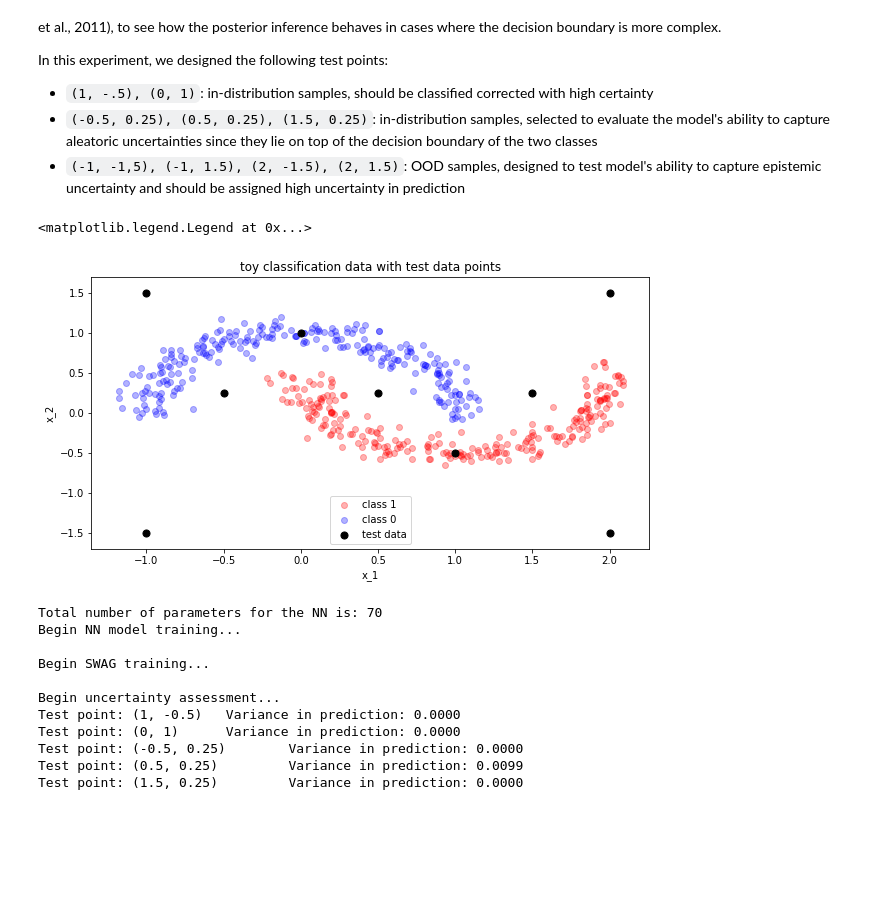
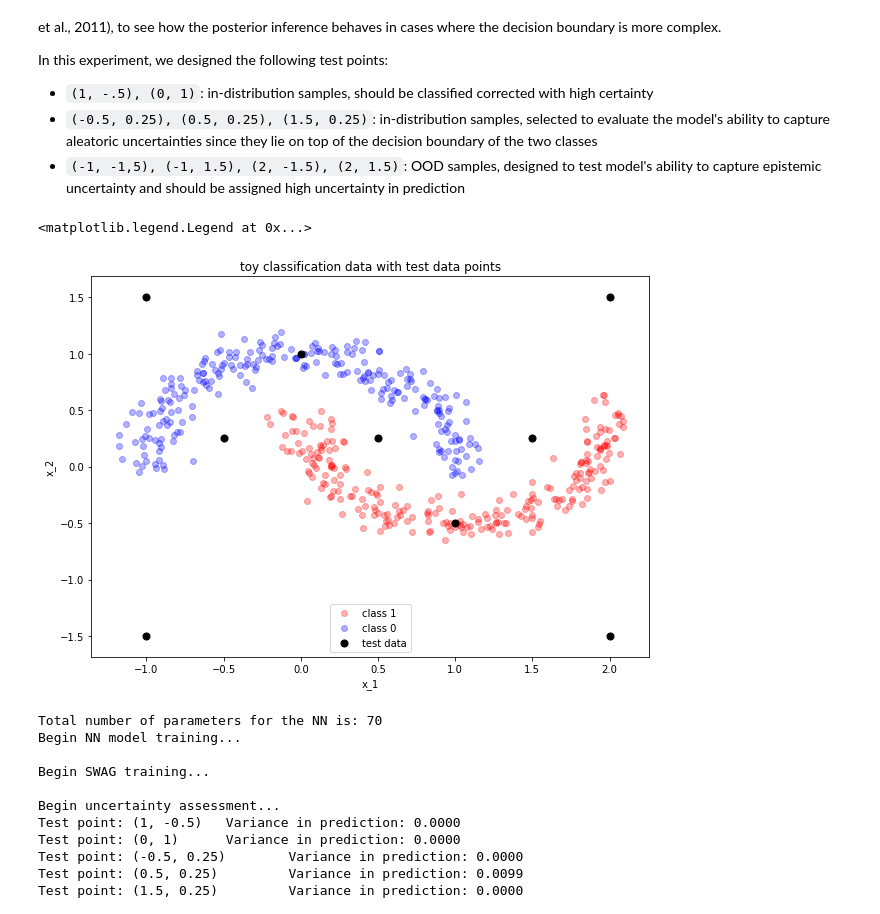
Before and after one commit to zihaoxu/swag_uncertainty, a Jupyter notebook: code/03_swag_classification.ipynb, the cells around one changed output. Saved outputs shown, nothing was run; the diff lists cells and outputs as text; code cells hidden in the pictures; blank space fills up the shorter version.

```diff
--- a/code/03_swag_classification.ipynb
+++ b/code/03_swag_classification.ipynb
@@ -31,7 +27,8 @@ def swag_trainer(NN_class,
                  n_models=100,
                  log_freq=60,
                  verbose=False,
-                 xlim=6):
+                 xlim=6,
+                 ax=None):
     """ The main training loop of SWAG.
         Params:
             NN_class: class of the NN model
@@ -42,6 +39,7 @@ def swag_trainer(NN_class,
             verbose=False: whether to print training logs
             n_models=100: number of models to plot
             xlim=6: xlim of the plot for decision boundary
+            ax=None: axis on which the decision boundary will be plotted
 
     """
     torch.manual_seed(47)
@@ -74,24 +72,10 @@ def swag_trainer(NN_class,
 
     # Plot decision boundary
     print("\nPlotting the decision boundaries...")
-    fig, ax = plt.subplots(1, 1, figsize=(10, 7))
+    if not ax:
+        fig, ax = plt.subplots(1, 1, figsize=(10, 7))
     plot_decision_boundary(swag, X, y, ax, xlim, n_models, poly_degree=1, test_points=X_test, shaded=True)
     return swag
-
-def uncertainty_measurement(X_test, expand_pred):
-    ''' Measures model uncertainty in as the variance in SWAG model predictions
-        Params:
-            X_test: test points
-            expand_pred: swag prediction in expanded form
-    '''
-    var_list = []
-    for i in range(len(X_test)):
-        preds_i = np.argmax(expand_pred[:, i], axis=1)
-        var_list.append(np.var(preds_i))
-
-    print("\nBegin uncertainty assessment...")
-    for x, var in zip(X_test, var_list):
-        print(f"Test point: {x} \tVariance in prediction: {var:.4f}")
 # %% [markdown]
 # Classification on a toy dataset
 # %% [markdown]
@@ -483,22 +467,22 @@ train_gen = DataLoader(dataset = train_data, batch_size=32)
 X, y, X_test = train_data.X, train_data.Y.flatten(), train_data.test_points
 # %%
 # Visualize our test data points
-fig, ax = plt.subplots(1, 1, figsize=(10, 5))
+fig, ax = plt.subplots(1, 1, figsize=(10, 7))
 ax.scatter(X[y == 1, 0], X[y == 1, 1], alpha=0.3, color='red', label='class 1')
 ax.scatter(X[y == 0, 0], X[y == 0, 1], alpha=0.3, color='blue', label='class 0')
 for i in range(len(X_test)):
     pt = X_test[i]
     if i == 0:
         ax.scatter(pt[0], pt[1], alpha=1., s=50, color='black', label='test data')
     else:
         ax.scatter(pt[0], pt[1], alpha=1., s=50, color='black')
 ax.set_xlabel('x_1')
 ax.set_ylabel('x_2')
 ax.set_title('toy classification data with test data points')
 ax.legend(loc='best')
 # %% [output]
 <matplotlib.legend.Legend at 0x...>
-[figure, old version]
+[figure, new version]
 # %%
 swag = swag_trainer(Classification_relu_8, train_epoch=80, verbose=False, log_freq=10, xlim=4)
 # %% [output]
```
Also changed, not shown: parts of 6 cells of this notebook, 3 other files.
